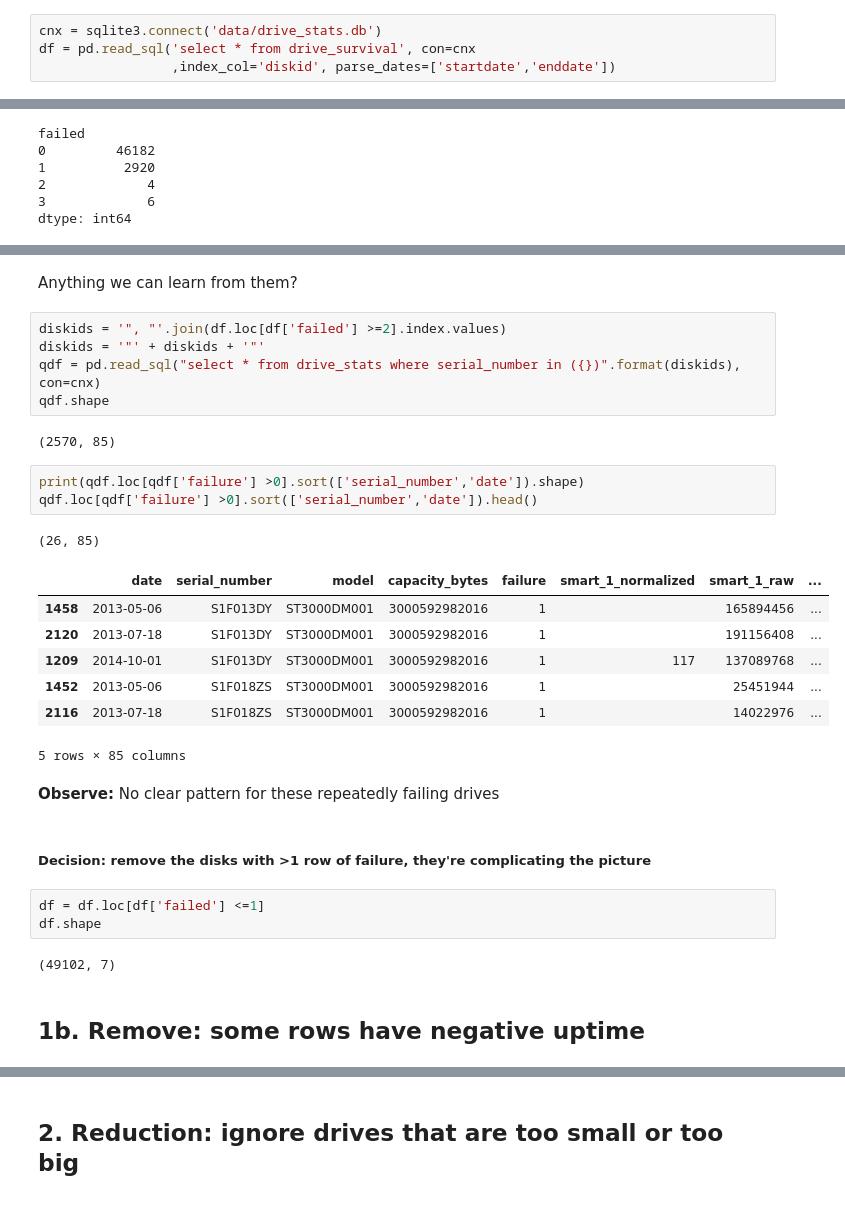
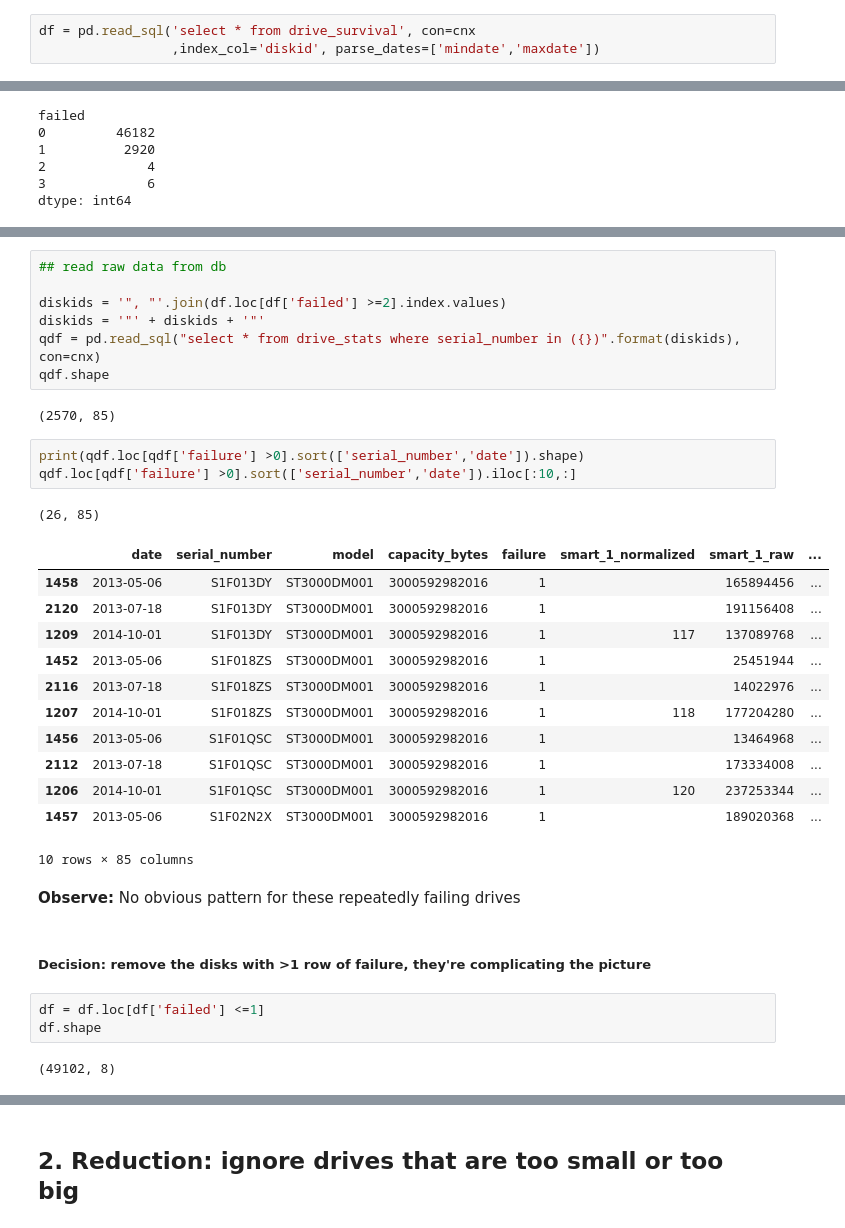
Before and after one commit to vnnw/appliedai_survivalhdd, a Jupyter notebook: 01_InitialDataPreparation.ipynb, the cells around one changed output, grey strips where cells are left out. Drawn from its saved outputs; the diff is of its cells as text.

```diff
--- a/01_InitialDataPreparation.ipynb
+++ b/01_InitialDataPreparation.ipynb
@@ -59,7 +79,6 @@ np.random.seed(0)
 # %%
-cnx = sqlite3.connect('data/drive_stats.db')
 df = pd.read_sql('select * from drive_survival', con=cnx
-                 ,index_col='diskid', parse_dates=['startdate','enddate'])
+                 ,index_col='diskid', parse_dates=['mindate','maxdate'])
 # %%
 print(df.shape)
 df.head()
@@ -123,6 +147,6 @@ df.loc[df['failed'] >=2]
-# %% [markdown]
-Anything we can learn from them?
 # %%
+## read raw data from db
+
 diskids = '", "'.join(df.loc[df['failed'] >=2].index.values)
 diskids = '"' + diskids + '"'
 qdf = pd.read_sql("select * from drive_stats where serial_number in ({})".format(diskids), con=cnx)
@@ -131,24 +155,27 @@ qdf.shape
 (2570, 85)
 # %%
 print(qdf.loc[qdf['failure'] >0].sort(['serial_number','date']).shape)
-qdf.loc[qdf['failure'] >0].sort(['serial_number','date']).head()
+qdf.loc[qdf['failure'] >0].sort(['serial_number','date']).iloc[:10,:]
 # %% [output]
 (26, 85)
 |  | date | serial_number | model | capacity_bytes | failure | smart_1_normalized | smart_1_raw | ... |
 | 1458 | 2013-05-06 | S1F013DY | ST3000DM001 | 3000592982016 | 1 |  | 165894456 | ... |
 | 2120 | 2013-07-18 | S1F013DY | ST3000DM001 | 3000592982016 | 1 |  | 191156408 | ... |
 | 1209 | 2014-10-01 | S1F013DY | ST3000DM001 | 3000592982016 | 1 | 117 | 137089768 | ... |
 | 1452 | 2013-05-06 | S1F018ZS | ST3000DM001 | 3000592982016 | 1 |  | 25451944 | ... |
 | 2116 | 2013-07-18 | S1F018ZS | ST3000DM001 | 3000592982016 | 1 |  | 14022976 | ... |
+| 1207 | 2014-10-01 | S1F018ZS | ST3000DM001 | 3000592982016 | 1 | 118 | 177204280 | ... |
+| 1456 | 2013-05-06 | S1F01QSC | ST3000DM001 | 3000592982016 | 1 |  | 13464968 | ... |
+| 2112 | 2013-07-18 | S1F01QSC | ST3000DM001 | 3000592982016 | 1 |  | 173334008 | ... |
+| 1206 | 2014-10-01 | S1F01QSC | ST3000DM001 | 3000592982016 | 1 | 120 | 237253344 | ... |
+| 1457 | 2013-05-06 | S1F02N2X | ST3000DM001 | 3000592982016 | 1 |  | 189020368 | ... |
-5 rows × 85 columns
+10 rows × 85 columns
 # %% [markdown]
-**Observe:** No clear pattern for these repeatedly failing drives
+**Observe:** No obvious pattern for these repeatedly failing drives
 # %% [markdown]
 ##### Decision: remove the disks with >1 row of failure, they're complicating the picture
 # %%
 df = df.loc[df['failed'] <=1]
 df.shape
 # %% [output]
-(49102, 7)
+(49102, 8)
-# %% [markdown]
-## 1b. Remove: some rows have negative uptime
```
Also changed, not shown: parts of 100 cells of this notebook, 1 other file.
